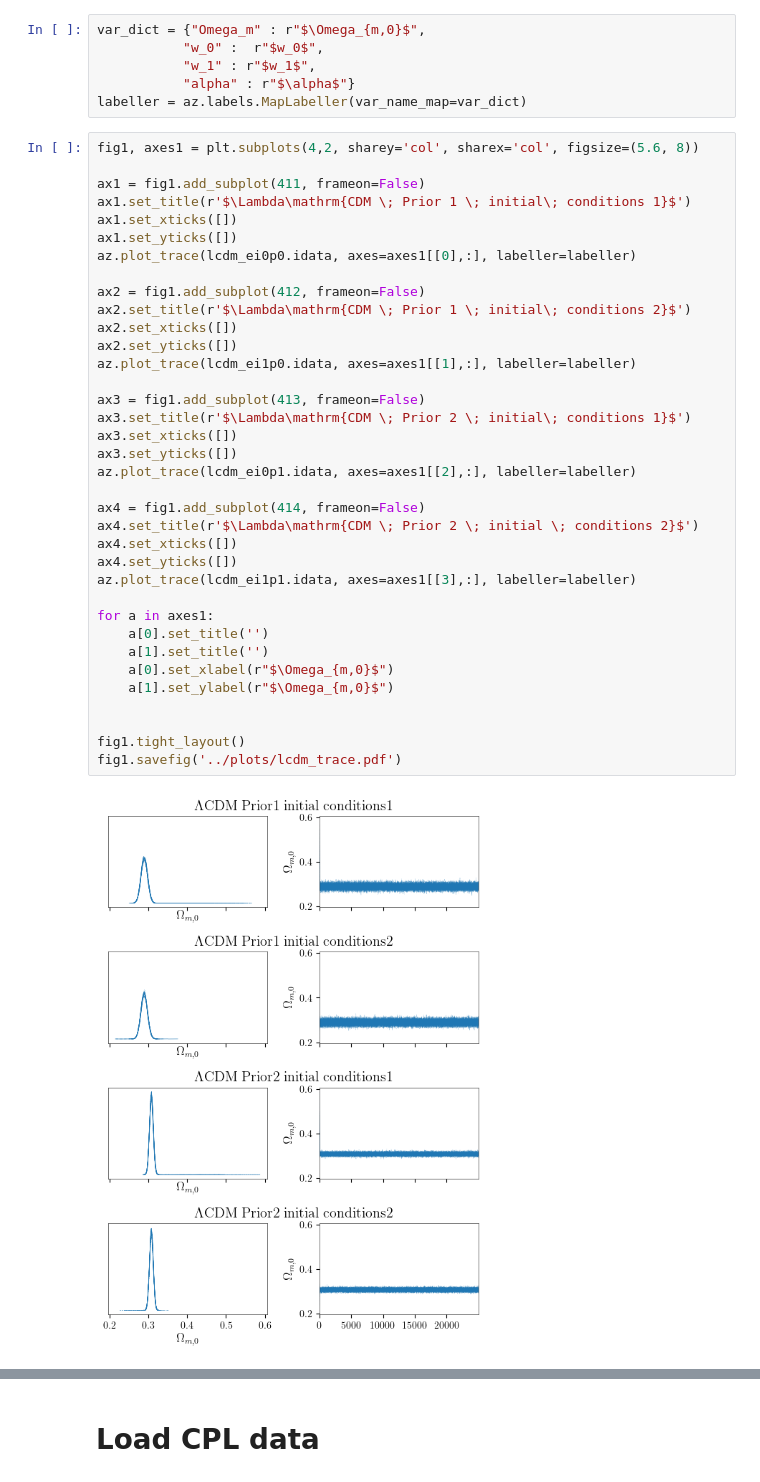
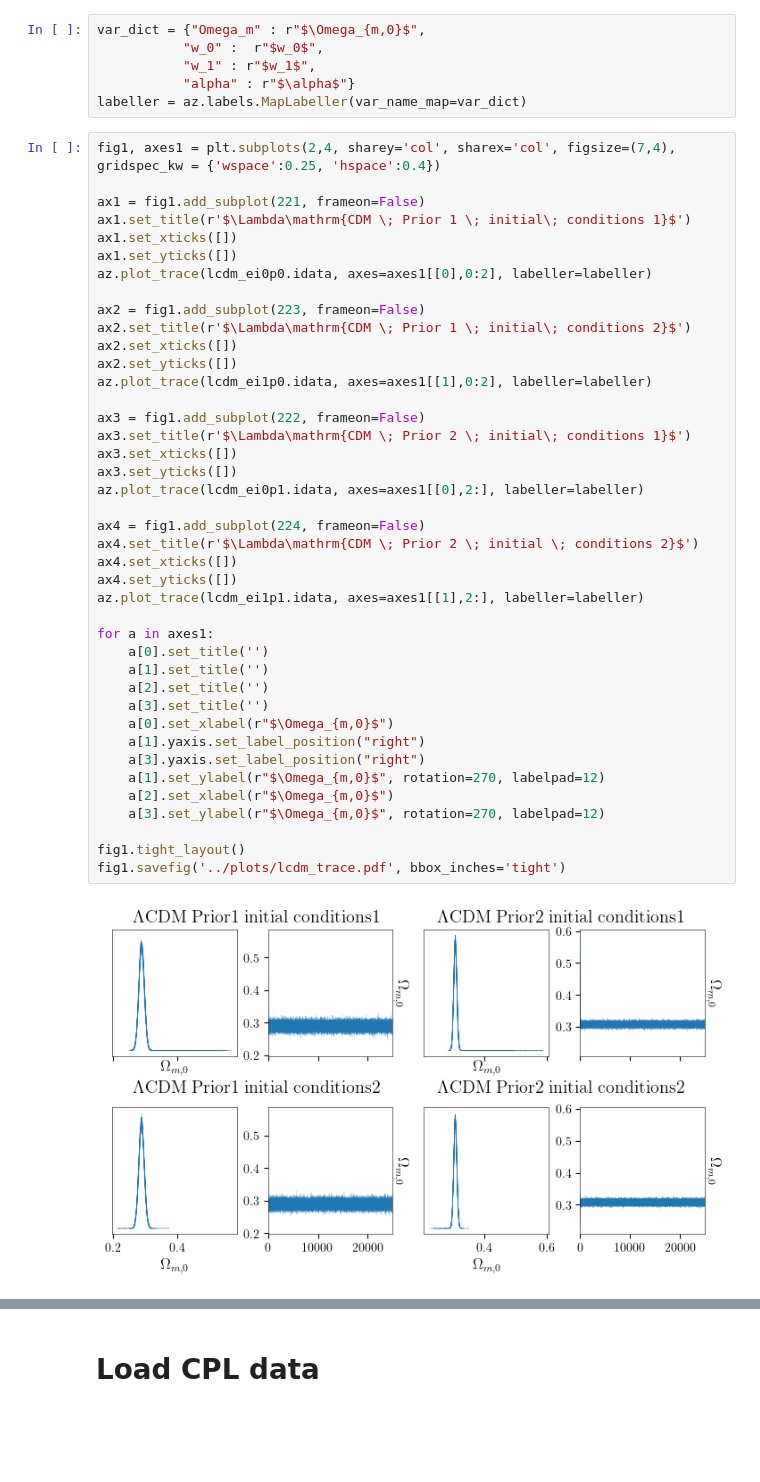
Before and after one commit to jakobk123/SN1a, a Jupyter notebook: notebooks/evaluation.ipynb, the cells around one changed output, grey strips where cells are left out. Cells and saved outputs as stored; diff of their text form; blank space fills up the shorter version.

```diff
--- a/notebooks/evaluation.ipynb
+++ b/notebooks/evaluation.ipynb
@@ -153,40 +260,45 @@ var_dict = {"Omega_m" : r"$\Omega_{m,0}$",
            "alpha" : r"$\alpha$"}
 labeller = az.labels.MapLabeller(var_name_map=var_dict)
 # %%
-fig1, axes1 = plt.subplots(4,2, sharey='col', sharex='col', figsize=(5.6, 8))
+fig1, axes1 = plt.subplots(2,4, sharey='col', sharex='col', figsize=(7,4), gridspec_kw = {'wspace':0.25, 'hspace':0.4})
 
-ax1 = fig1.add_subplot(411, frameon=False)
+ax1 = fig1.add_subplot(221, frameon=False)
 ax1.set_title(r'$\Lambda\mathrm{CDM \; Prior 1 \; initial\; conditions 1}$')
 ax1.set_xticks([])
 ax1.set_yticks([])
-az.plot_trace(lcdm_ei0p0.idata, axes=axes1[[0],:], labeller=labeller)
+az.plot_trace(lcdm_ei0p0.idata, axes=axes1[[0],0:2], labeller=labeller)
 
-ax2 = fig1.add_subplot(412, frameon=False)
+ax2 = fig1.add_subplot(223, frameon=False)
 ax2.set_title(r'$\Lambda\mathrm{CDM \; Prior 1 \; initial\; conditions 2}$')
 ax2.set_xticks([])
 ax2.set_yticks([])
-az.plot_trace(lcdm_ei1p0.idata, axes=axes1[[1],:], labeller=labeller)
+az.plot_trace(lcdm_ei1p0.idata, axes=axes1[[1],0:2], labeller=labeller)
 
-ax3 = fig1.add_subplot(413, frameon=False)
+ax3 = fig1.add_subplot(222, frameon=False)
 ax3.set_title(r'$\Lambda\mathrm{CDM \; Prior 2 \; initial\; conditions 1}$')
 ax3.set_xticks([])
 ax3.set_yticks([])
-az.plot_trace(lcdm_ei0p1.idata, axes=axes1[[2],:], labeller=labeller)
+az.plot_trace(lcdm_ei0p1.idata, axes=axes1[[0],2:], labeller=labeller)
 
-ax4 = fig1.add_subplot(414, frameon=False)
+ax4 = fig1.add_subplot(224, frameon=False)
 ax4.set_title(r'$\Lambda\mathrm{CDM \; Prior 2 \; initial \; conditions 2}$')
 ax4.set_xticks([])
 ax4.set_yticks([])
-az.plot_trace(lcdm_ei1p1.idata, axes=axes1[[3],:], labeller=labeller)
+az.plot_trace(lcdm_ei1p1.idata, axes=axes1[[1],2:], labeller=labeller)
 
 for a in axes1:
     a[0].set_title('')
     a[1].set_title('')
+    a[2].set_title('')
+    a[3].set_title('')
     a[0].set_xlabel(r"$\Omega_{m,0}$")
-    a[1].set_ylabel(r"$\Omega_{m,0}$")
-
+    a[1].yaxis.set_label_position("right")
+    a[3].yaxis.set_label_position("right")
+    a[1].set_ylabel(r"$\Omega_{m,0}$", rotation=270, labelpad=12)
+    a[2].set_xlabel(r"$\Omega_{m,0}$")
+    a[3].set_ylabel(r"$\Omega_{m,0}$", rotation=270, labelpad=12)
 
 fig1.tight_layout()
-fig1.savefig('../plots/lcdm_trace.pdf')
+fig1.savefig('../plots/lcdm_trace.pdf', bbox_inches='tight')
 # %% [output]
-[figure, old version]
+[figure, new version]
```
Also changed, not shown: parts of 23 cells of this notebook, 4 other files.
